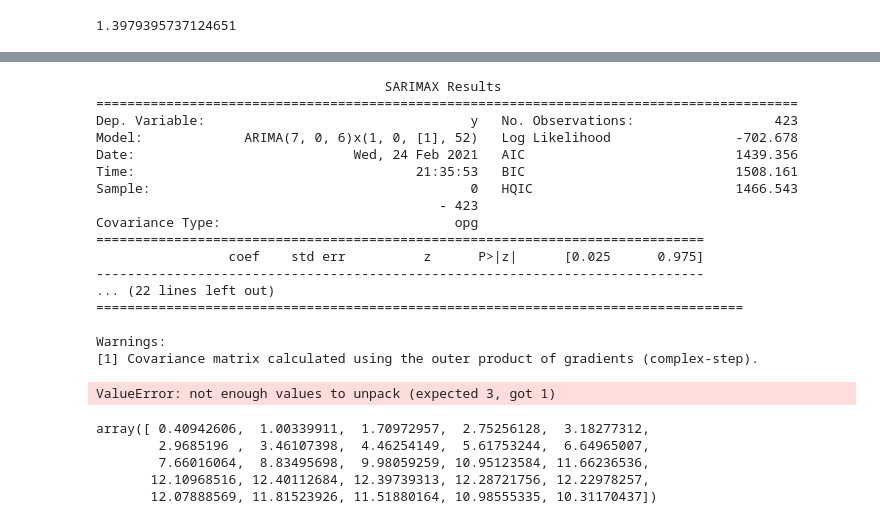
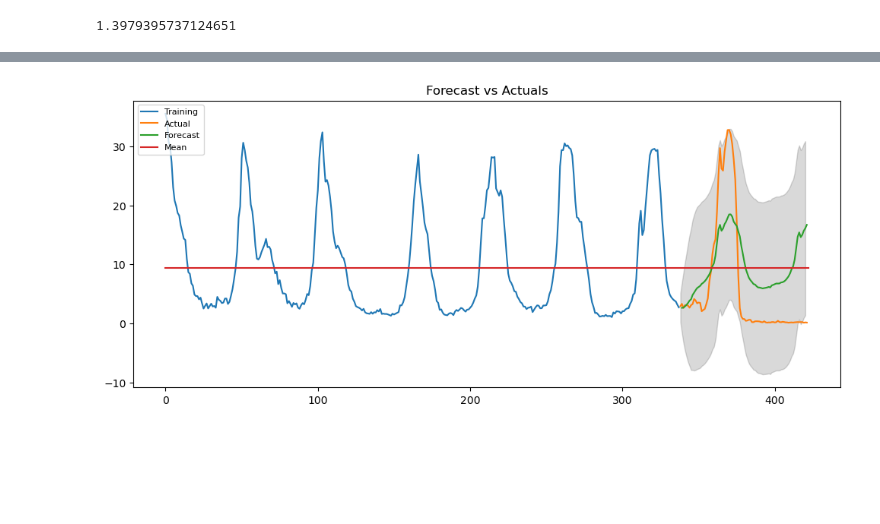
Before and after one commit to andrewmejia600/DS7333, a Jupyter notebook: CASE_STUDY_8/Final Model - pct_positive v2.ipynb, the cells around one changed output, grey strips where cells are left out. Cells and saved outputs as stored; diff of their text form; code cells hidden in the pictures; blank space fills up the shorter version.

```diff
--- a/CASE_STUDY_8/Final Model - pct_positive v2.ipynb
+++ b/CASE_STUDY_8/Final Model - pct_positive v2.ipynb
@@ -610,42 +590,22 @@ test
 # %%
-#Forecast with Confidence Intervals
-model = ARIMA(flu_data.pct_positive.values, order=(7,0,6), seasonal_order = (1, 0, 1, 52))
-fitted = model.fit()
-print(fitted.summary())
-
-#Forecast
-fc, se, conf = fitted.forecast(steps=1, exog=None, alpha=0.05)  # 95% conf
-
-# Make as pandas series
-fc_series = pd.Series(fc, index=test.index)
-lower_series = pd.Series(conf[:, 0], index=test.index)
-upper_series = pd.Series(conf[:, 1], index=test.index)
-
+#Create Training and Test
+train = flu_data.pct_positive[:338]
+test = flu_data.pct_positive[338:422]
+#Model fit and forecast
+model = ARIMA(flu_data.pct_positive[:338], order=(7,0,6), seasonal_order = (1, 0, 1, 52))
+model_fit = model.fit()
+forecast = model_fit.predict(start = 339, end = 422, dynamic=True)
+forecast_series = pd.Series(forecast, index=test.index)
+fcast = model_fit.get_forecast(steps=422-339).summary_frame()
 # Plot
 plt.figure(figsize=(12,5), dpi=100)
-plt.plot(train, label='training')
-plt.plot(test, label='actual')
-plt.plot(fc_series, label='forecast')
-plt.fill_between(lower_series.index, lower_series, upper_series, color='k', alpha=.15)
+plt.plot(train, label='Training')
+plt.plot(test, label='Actual')
+plt.plot(forecast_series, label='Forecast')
+plt.plot([sum(flu_data.pct_positive.values)/len(flu_data.pct_positive.values) for x in range(len(flu_data.pct_positive))], label='Mean')
+plt.fill_between(fcast.index, fcast['mean_ci_lower'], fcast['mean_ci_upper'], color='k', alpha=.15)
 plt.title('Forecast vs Actuals')
 plt.legend(loc='upper left', fontsize=8)
 plt.show()
 # %% [output]
-                                     SARIMAX Results
-==========================================================================================
-Dep. Variable:                                  y   No. Observations:                  423
-Model:             ARIMA(7, 0, 6)x(1, 0, [1], 52)   Log Likelihood                -702.678
-Date:                            Wed, 24 Feb 2021   AIC                           1439.356
-Time:                                    21:35:53   BIC                           1508.161
-Sample:                                         0   HQIC                          1466.543
-                                            - 423
-Covariance Type:                              opg
-==============================================================================
-                 coef    std err          z      P>|z|      [0.025      0.975]
-------------------------------------------------------------------------------
-... (22 lines left out)
-===================================================================================
-
-Warnings:
-[1] Covariance matrix calculated using the outer product of gradients (complex-step).
-ValueError: not enough values to unpack (expected 3, got 1)
+[figure, added]
@@ -654,8 +611,0 @@ res = fitted.forecast(steps=25, exog=None, alpha=0.05)  # 95% conf
-# %%
-res
-# %% [output]
-array([ 0.40942606,  1.00339911,  1.70972957,  2.75256128,  3.18277312,
-        2.9685196 ,  3.46107398,  4.46254149,  5.61753244,  6.64965007,
-        7.66016064,  8.83495698,  9.98059259, 10.95123584, 11.66236536,
-       12.10968516, 12.40112684, 12.39739313, 12.28721756, 12.22978257,
-       12.07888569, 11.81523926, 11.51880164, 10.98555335, 10.31170437])
```
Also changed, not shown: parts of 7 cells of this notebook.
